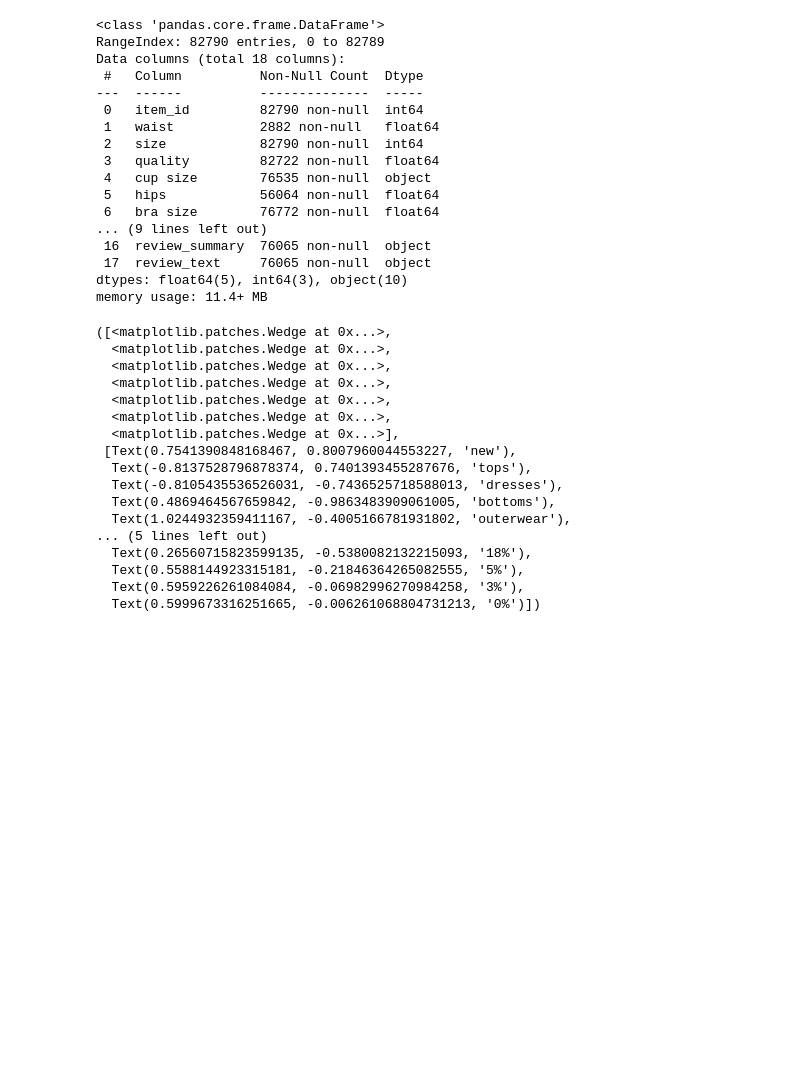
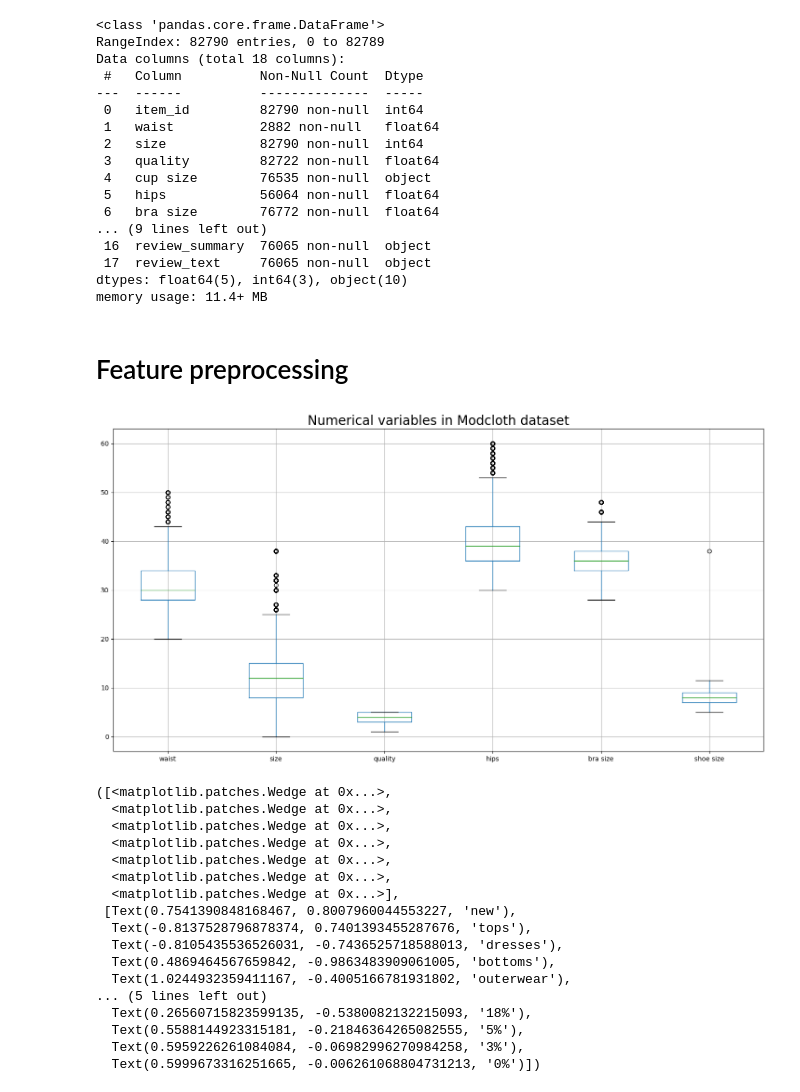
Before and after one commit to jiwonnam/Recommender_sys, a Jupyter notebook: modcloth.ipynb, the cells around one changed output. Drawn from its saved outputs; the diff is of its cells as text; code cells hidden in the pictures; blank space fills up the shorter version.

```diff
--- a/modcloth.ipynb
+++ b/modcloth.ipynb
@@ -61,6 +59,17 @@ Data columns (total 18 columns):
  17  review_text     76065 non-null  object
 dtypes: float64(5), int64(3), object(10)
 memory usage: 11.4+ MB
+# %% [markdown]
+# Feature preprocessing
+# %%
+# Boxplot of numerical variables
+cols = ['waist','size','quality','hips','bra size','shoe size']
+plt.figure(figsize=(18,9))
+df[cols].boxplot()
+plt.title("Numerical variables in Modcloth dataset", fontsize=20)
+plt.show()
+# %% [output]
+[figure, added]
 # %%
 s = df['category'].value_counts()
 plt.pie(s,labels = s.index, autopct='%1.0f%%', shadow=True)
```
Also changed, not shown: parts of 9 cells of this notebook.
